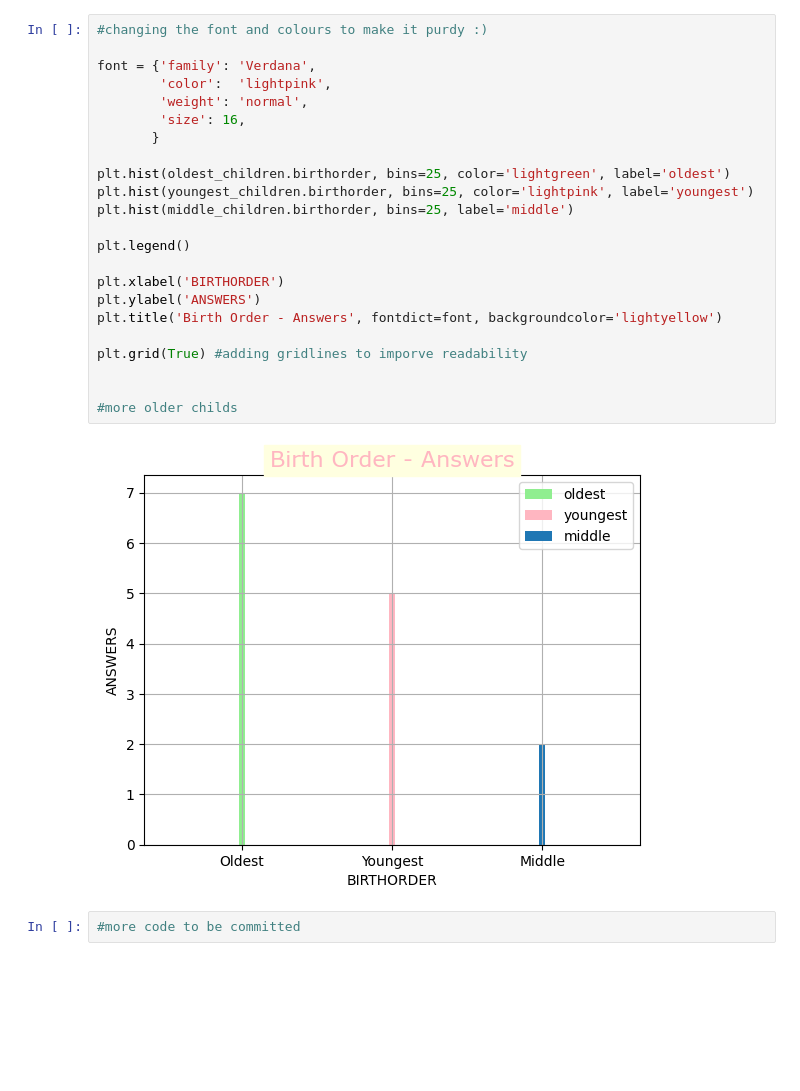
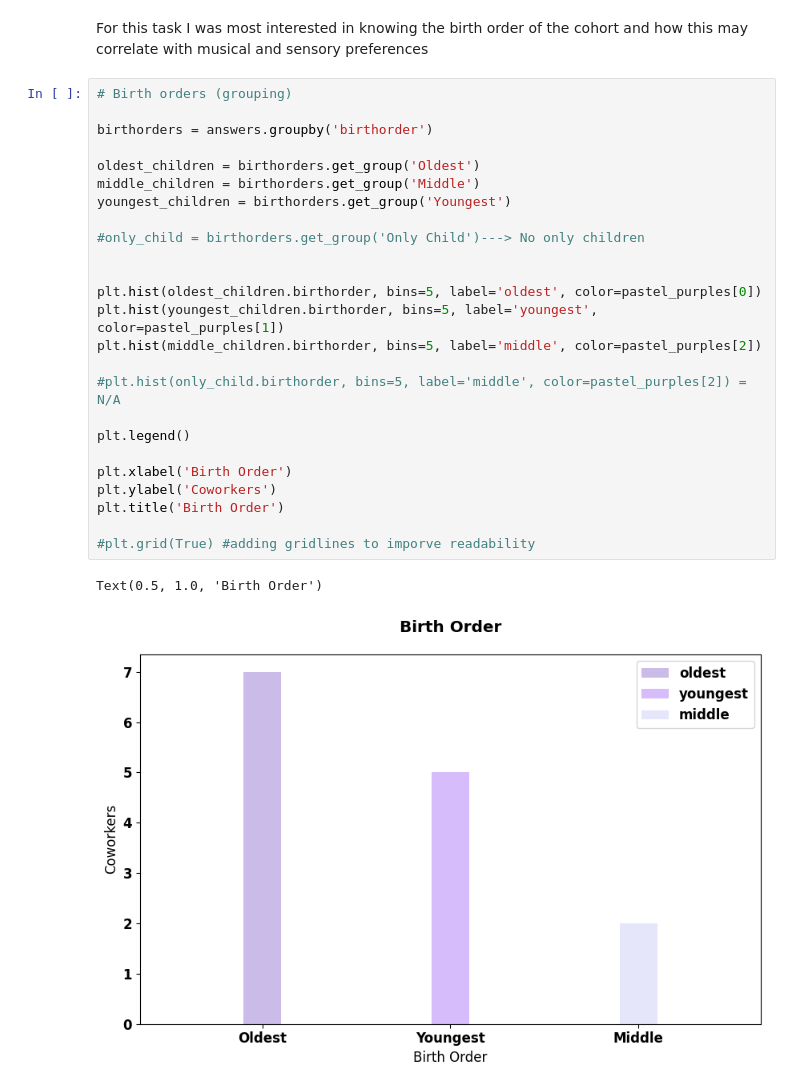
Before and after one commit to kiki-xo/data-among-kiki, a Jupyter notebook: the_data_among_kiki.ipynb, the cells around one changed output. Saved outputs shown, nothing was run; the diff lists cells and outputs as text; blank space fills up the shorter version.

```diff
--- a/the_data_among_kiki.ipynb
+++ b/the_data_among_kiki.ipynb
@@ -29,27 +61,30 @@ youngest_children = birthorders.get_group('Youngest')
+# %% [markdown]
+For this task I was most interested in knowing the birth order of the cohort and how this may correlate with musical and sensory preferences
 # %%
-#changing the font and colours to make it purdy :)
+# Birth orders (grouping)
 
-font = {'family': 'Verdana',
-        'color':  'lightpink',
-        'weight': 'normal',
-        'size': 16,
-       }
+birthorders = answers.groupby('birthorder')
 
-plt.hist(oldest_children.birthorder, bins=25, color='lightgreen', label='oldest')
-plt.hist(youngest_children.birthorder, bins=25, color='lightpink', label='youngest')
-plt.hist(middle_children.birthorder, bins=25, label='middle')
+oldest_children = birthorders.get_group('Oldest')
+middle_children = birthorders.get_group('Middle')
+youngest_children = birthorders.get_group('Youngest')
+
+#only_child = birthorders.get_group('Only Child')---> No only children
+
+
+plt.hist(oldest_children.birthorder, bins=5, label='oldest', color=pastel_purples[0])
+plt.hist(youngest_children.birthorder, bins=5, label='youngest', color=pastel_purples[1])
+plt.hist(middle_children.birthorder, bins=5, label='middle', color=pastel_purples[2])
+
+#plt.hist(only_child.birthorder, bins=5, label='middle', color=pastel_purples[2]) = N/A
 
 plt.legend()
 
-plt.xlabel('BIRTHORDER')
-plt.ylabel('ANSWERS')
-plt.title('Birth Order - Answers', fontdict=font, backgroundcolor='lightyellow')
+plt.xlabel('Birth Order')
+plt.ylabel('Coworkers')
+plt.title('Birth Order')
 
-plt.grid(True) #adding gridlines to imporve readability
-
-
-#more older childs
+#plt.grid(True) #adding gridlines to imporve readability
 # %% [output]
+Text(0.5, 1.0, 'Birth Order')
-[figure, old version]
+[figure, new version]
-# %%
-#more code to be committed
```
Also changed, not shown: parts of 22 cells of this notebook, 2 other files.
